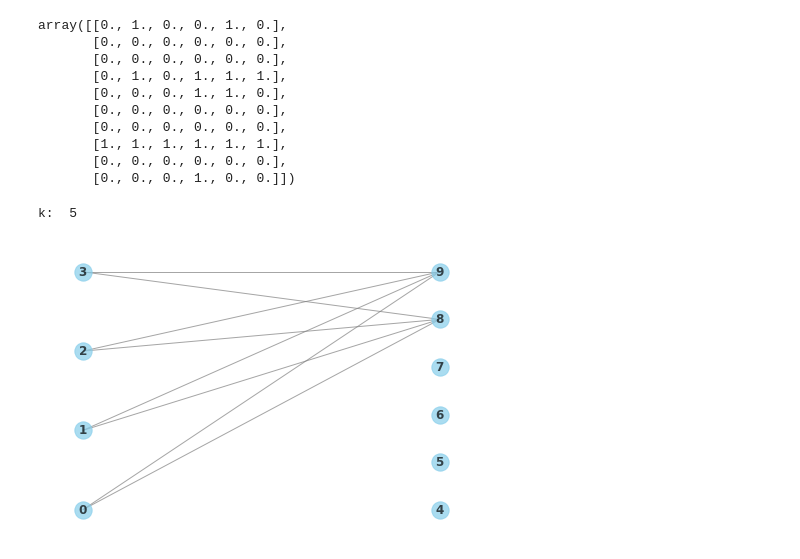
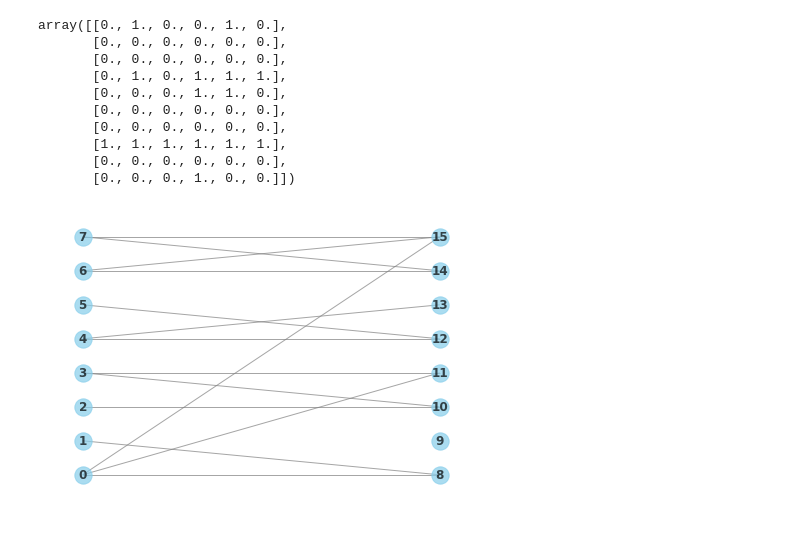
Before and after one commit to anders-wikum/GNN-OBM, a Jupyter notebook: numpy_testing.ipynb, the cells around one changed output. Drawn from its saved outputs; the diff is of its cells as text; code cells hidden in the pictures.

```diff
--- a/numpy_testing.ipynb
+++ b/numpy_testing.ipynb
@@ -77,32 +74,31 @@ array([[0., 1., 0., 0., 1., 0.],
 # %%
 from instance_generator import _sample_partitioned_graph
 
 rng = np.random.default_rng(10)
-p = 1
-m = 4
-n = 6
-size = 2
-eps = 0
+p = 0.5
+m = 8
+n = 8
+k = 4
+eps = 0.1
 
-kwargs = {'p': p, 'size': size, 'eps': eps}
+kwargs = {'p': p, 'k': k, 'eps': eps}
 
 adj = _sample_partitioned_graph(m, n, rng, **kwargs)
 mat = np.zeros((m+n, m+n))
 mat[:m, -n:] = adj
 mat[-n:, :m] = adj.T
 
 # Create a graph from the adjacency matrix
 graph = nx.Graph(mat)
 
 # Draw the graph
 # pos = nx.spring_layout(graph)  # You can choose different layout algorithms
 pos = nx.bipartite_layout(graph, np.arange(m))  # You can choose different layout algorithms
 nx.draw(graph, pos, with_labels=True, font_weight='bold', node_color='skyblue', edge_color='gray', alpha=0.7)
 # plt.savefig(f"data/sparse_er_eps_{eps}.png")
 plt.show()
 # %% [output]
-k:  5
-[figure, old version]
+[figure, new version]
 # %%
 # visualize the FEAT graphs
 from instance_generator import _sample_feature_bipartite_graph
```
Also changed, not shown: parts of 2 cells of this notebook, 5 other files.
